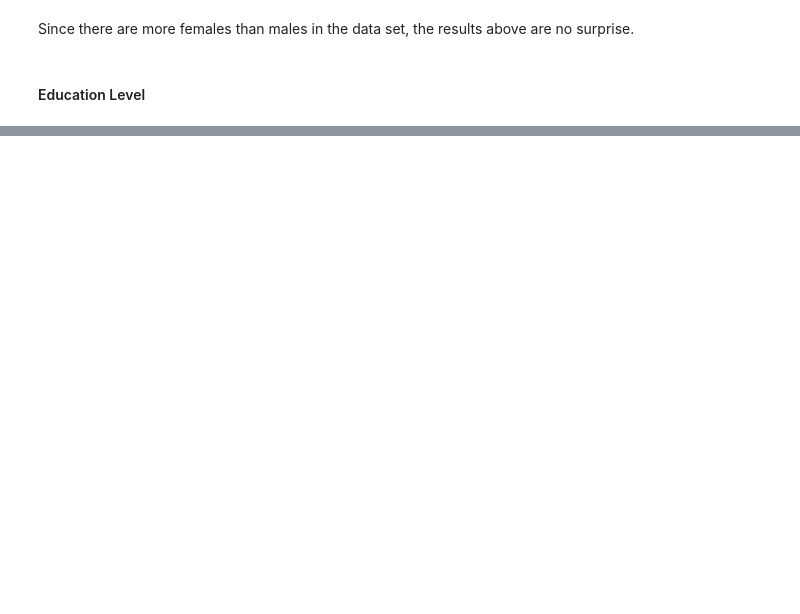
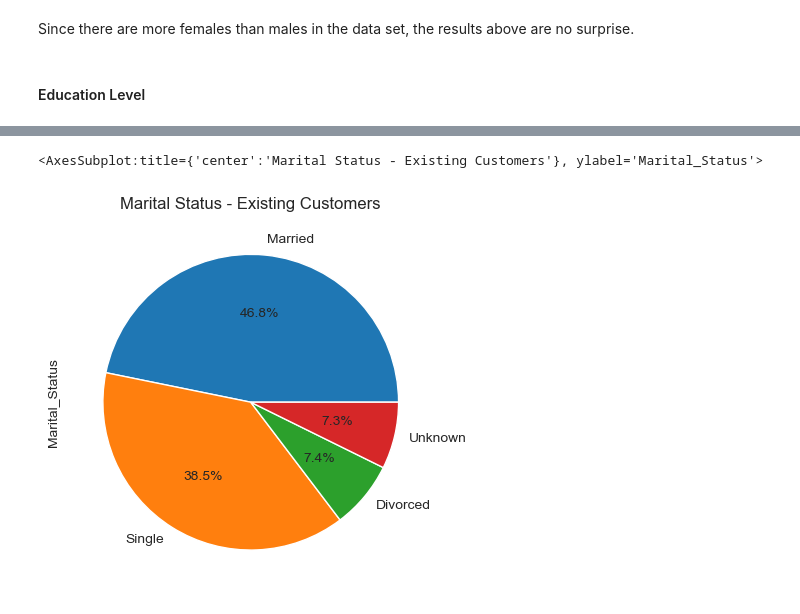
Before and after one commit to alsuarezvu/dsc540_ml_project, a Jupyter notebook: BankChurn.ipynb, the cells around one changed output, grey strips where cells are left out. Cells and saved outputs as stored; diff of their text form; code cells hidden in the pictures; blank space fills up the shorter version.

```diff
--- a/BankChurn.ipynb
+++ b/BankChurn.ipynb
@@ -157,0 +292,5 @@ existing_customers['Education_Level'].value_counts().plot(kind='pie', title='Edu
+# %%
+existing_customers['Marital_Status'].value_counts().plot(kind='pie', title='Marital Status - Existing Customers', autopct='%1.1f%%')
+# %% [output]
+<AxesSubplot:title={'center':'Marital Status - Existing Customers'}, ylabel='Marital_Status'>
+[figure, added]
```
Also changed, not shown: parts of 38 cells of this notebook.
